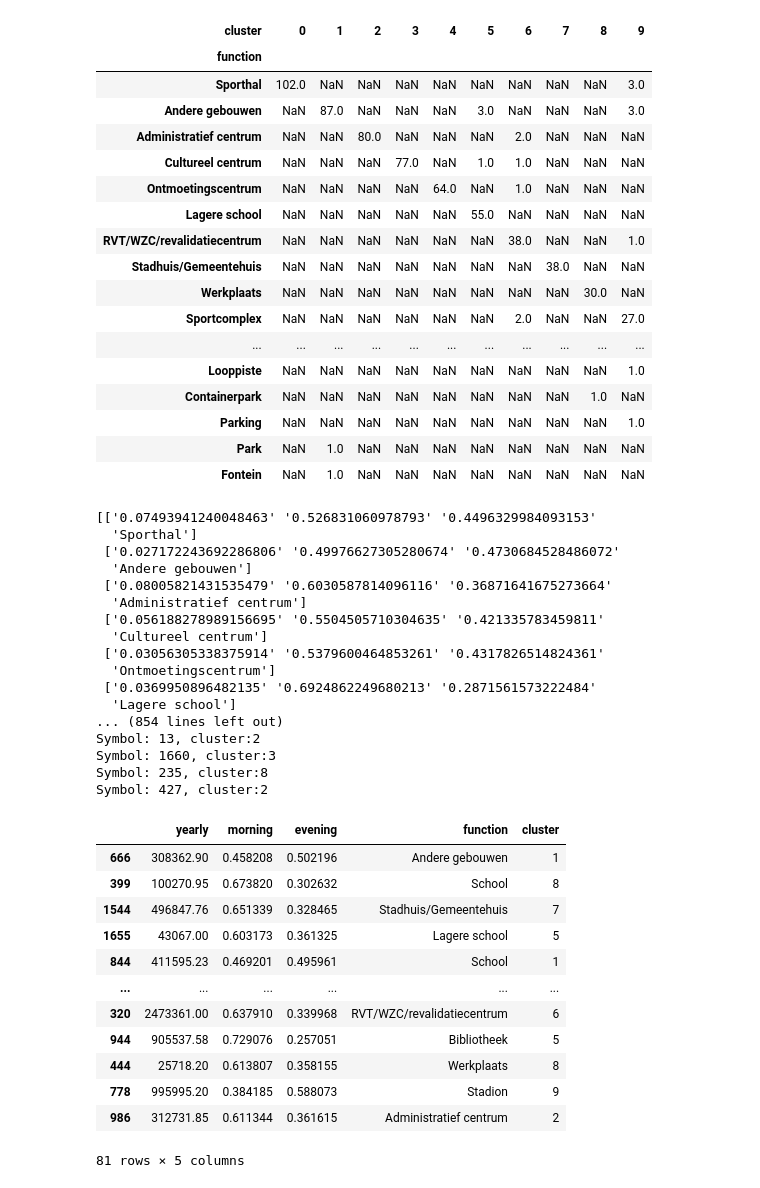
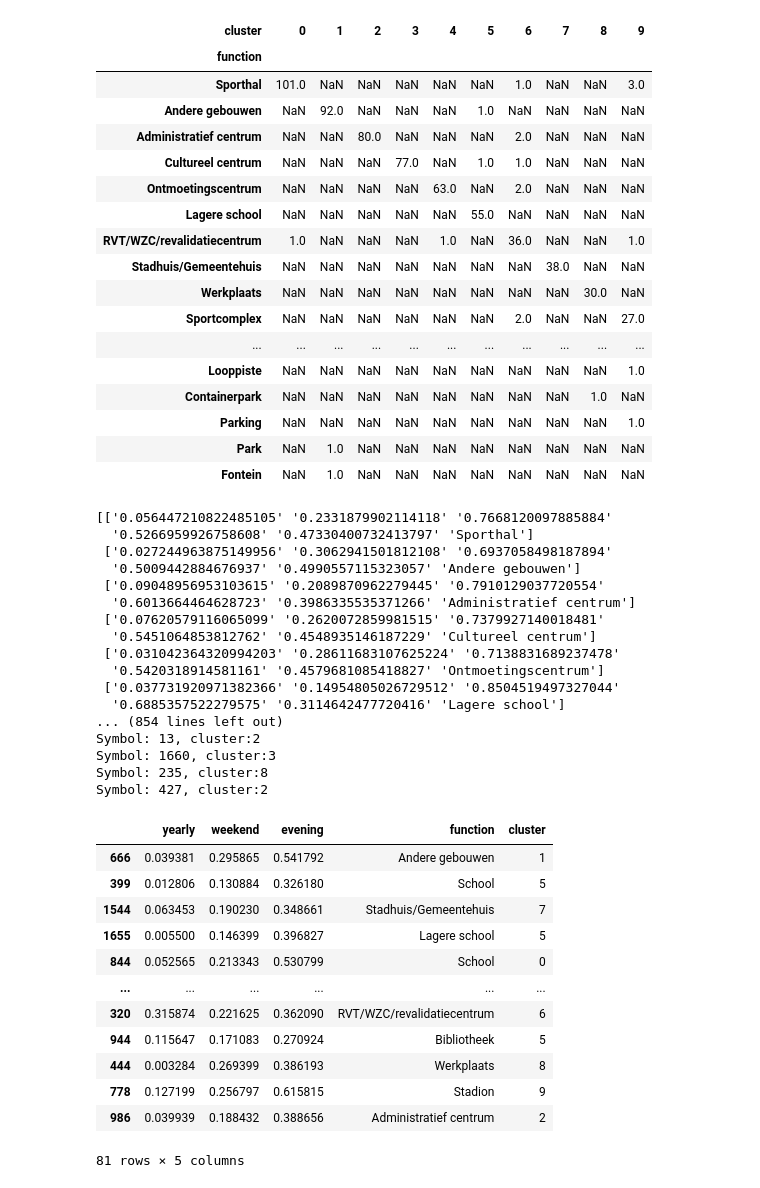
Before and after one commit to EVERGi/SLP_generator, a Jupyter notebook: notebooks/kprototypes.ipynb, the cells around one changed output. Saved outputs shown, nothing was run; the diff lists cells and outputs as text; code cells hidden in the pictures.

Commit message:
aligned features for kmeans and kprototype

```diff
--- a/notebooks/kprototypes.ipynb
+++ b/notebooks/kprototypes.ipynb
@@ -35,9 +34,12 @@ features['ID'] = features.index
 # drop rows with kast as function
 features = features[features['function'] != 'Kast']
 features['morning'] = features.iloc[:,4:16].sum(axis=1)
-features['evening'] = features.iloc[:,np.r_[1:4,16:24]].sum(axis=1)
+features['evening'] = features.iloc[:,np.r_[:4,16:24]].sum(axis=1)
+features['weekday'] = features.iloc[:,24:29].sum(axis=1)
+features['weekend'] = features.iloc[:,29:31].sum(axis=1)
 # scale yearly column to 0-1 with minmax scaler
-ds = features[['yearly', 'morning', 'evening', 'function']].copy()
-ds['yearly'] = MinMaxScaler().fit_transform(ds['yearly'].values.reshape(-1,1))
+ds = features[['yearly', 'weekend',  'evening', 'function']].copy()
+scaler = MinMaxScaler()
+ds['yearly'] = scaler.fit_transform(ds['yearly'].values.reshape(-1,1))
 ds
 # %% [output]
@@ -83,13 +85,13 @@ counts.loc[counts.sum(axis=1).sort_values(ascending=False).index]
 # %% [output]
 | cluster | 0 | 1 | 2 | 3 | 4 | 5 | 6 | 7 | 8 | 9 |
 | function |  |  |  |  |  |  |  |  |  |  |
-| Sporthal | 102.0 | NaN | NaN | NaN | NaN | NaN | NaN | NaN | NaN | 3.0 |
-| Andere gebouwen | NaN | 87.0 | NaN | NaN | NaN | 3.0 | NaN | NaN | NaN | 3.0 |
+| Sporthal | 101.0 | NaN | NaN | NaN | NaN | NaN | 1.0 | NaN | NaN | 3.0 |
+| Andere gebouwen | NaN | 92.0 | NaN | NaN | NaN | 1.0 | NaN | NaN | NaN | NaN |
 | Administratief centrum | NaN | NaN | 80.0 | NaN | NaN | NaN | 2.0 | NaN | NaN | NaN |
 | Cultureel centrum | NaN | NaN | NaN | 77.0 | NaN | 1.0 | 1.0 | NaN | NaN | NaN |
-| Ontmoetingscentrum | NaN | NaN | NaN | NaN | 64.0 | NaN | 1.0 | NaN | NaN | NaN |
+| Ontmoetingscentrum | NaN | NaN | NaN | NaN | 63.0 | NaN | 2.0 | NaN | NaN | NaN |
 | Lagere school | NaN | NaN | NaN | NaN | NaN | 55.0 | NaN | NaN | NaN | NaN |
-| RVT/WZC/revalidatiecentrum | NaN | NaN | NaN | NaN | NaN | NaN | 38.0 | NaN | NaN | 1.0 |
+| RVT/WZC/revalidatiecentrum | 1.0 | NaN | NaN | NaN | 1.0 | NaN | 36.0 | NaN | NaN | 1.0 |
 | Stadhuis/Gemeentehuis | NaN | NaN | NaN | NaN | NaN | NaN | NaN | 38.0 | NaN | NaN |
 | Werkplaats | NaN | NaN | NaN | NaN | NaN | NaN | NaN | NaN | 30.0 | NaN |
 | Sportcomplex | NaN | NaN | NaN | NaN | NaN | NaN | 2.0 | NaN | NaN | 27.0 |
@@ -109,18 +111,18 @@ print(kproto.n_iter_)
 for s, c in zip(ds.index, clusters):
     print(f"Symbol: {s}, cluster:{c}")
 # %% [output]
-[['0.07493941240048463' '0.526831060978793' '0.4496329984093153'
-  'Sporthal']
- ['0.027172243692286806' '0.49976627305280674' '0.4730684528486072'
-  'Andere gebouwen']
- ['0.08005821431535479' '0.6030587814096116' '0.36871641675273664'
-  'Administratief centrum']
- ['0.056188278989156695' '0.5504505710304635' '0.421335783459811'
-  'Cultureel centrum']
- ['0.03056305338375914' '0.5379600464853261' '0.4317826514824361'
-  'Ontmoetingscentrum']
- ['0.0369950896482135' '0.6924862249680213' '0.2871561573222484'
-  'Lagere school']
+[['0.056447210822485105' '0.2331879902114118' '0.7668120097885884'
+  '0.5266959926758608' '0.47330400732413797' 'Sporthal']
+ ['0.027244963875149956' '0.3062941501812108' '0.6937058498187894'
+  '0.5009442884676937' '0.4990557115323057' 'Andere gebouwen']
+ ['0.09048956953103615' '0.2089870962279445' '0.7910129037720554'
+  '0.6013664464628723' '0.3986335535371266' 'Administratief centrum']
+ ['0.07620579116065099' '0.2620072859981515' '0.7379927140018481'
+  '0.5451064853812762' '0.4548935146187229' 'Cultureel centrum']
+ ['0.031042364320994203' '0.28611683107625224' '0.7138831689237478'
+  '0.5420318914581161' '0.4579681085418827' 'Ontmoetingscentrum']
+ ['0.037731920971382366' '0.14954805026729512' '0.8504519497327044'
+  '0.6885357522279575' '0.3114642477720416' 'Lagere school']
 ... (854 lines left out)
 Symbol: 13, cluster:2
 Symbol: 1660, cluster:3
@@ -144,35 +146,37 @@ for k, clust in enumerate(np.unique(clusters)):
 # %%
 # Read the features from the csv file
 features = pd.read_csv('data/social_features_test.csv', index_col=0)
 # read metadata csv
 metadata = pd.read_csv('data/EANLIJST_METADATA.csv', index_col=0, sep   = ';')
 # ADD the functietype column to the features
 features['function'] = metadata['Patrimonium Functietype']
 # read more metrics from csv
 features.isnull().sum()
 features.dropna(inplace=True)
 features['ID'] = features.index
 # drop rows with kast as function
 features = features[features['function'] != 'Kast']
 features['morning'] = features.iloc[:,4:16].sum(axis=1)
-features['evening'] = features.iloc[:,np.r_[1:4,16:24]].sum(axis=1)
-subset = features[['yearly','morning', 'evening', 'function']].copy()
-subset['yearly'] = MinMaxScaler().transform(subset['yearly'].values.reshape(-1,1))
-subset['cluster'] = kproto.predict(subset.iloc[:,1:], categorical=[2])
+features['evening'] = features.iloc[:,np.r_[:4,16:24]].sum(axis=1)
+features['weekday'] = features.iloc[:,24:29].sum(axis=1)
+features['weekend'] = features.iloc[:,29:31].sum(axis=1)
+subset = features[['yearly','weekend', 'evening', 'function']].copy()
+subset['yearly'] = scaler.transform(subset['yearly'].values.reshape(-1,1))
+subset['cluster'] = kproto.predict(subset, categorical=[3])
 subset
 # %% [output]
-|  | yearly | morning | evening | function | cluster |
-| 666 | 308362.90 | 0.458208 | 0.502196 | Andere gebouwen | 1 |
-| 399 | 100270.95 | 0.673820 | 0.302632 | School | 8 |
-| 1544 | 496847.76 | 0.651339 | 0.328465 | Stadhuis/Gemeentehuis | 7 |
-| 1655 | 43067.00 | 0.603173 | 0.361325 | Lagere school | 5 |
-| 844 | 411595.23 | 0.469201 | 0.495961 | School | 1 |
+|  | yearly | weekend | evening | function | cluster |
+| 666 | 0.039381 | 0.295865 | 0.541792 | Andere gebouwen | 1 |
+| 399 | 0.012806 | 0.130884 | 0.326180 | School | 5 |
+| 1544 | 0.063453 | 0.190230 | 0.348661 | Stadhuis/Gemeentehuis | 7 |
+| 1655 | 0.005500 | 0.146399 | 0.396827 | Lagere school | 5 |
+| 844 | 0.052565 | 0.213343 | 0.530799 | School | 0 |
 | ... | ... | ... | ... | ... | ... |
-| 320 | 2473361.00 | 0.637910 | 0.339968 | RVT/WZC/revalidatiecentrum | 6 |
-| 944 | 905537.58 | 0.729076 | 0.257051 | Bibliotheek | 5 |
-| 444 | 25718.20 | 0.613807 | 0.358155 | Werkplaats | 8 |
-| 778 | 995995.20 | 0.384185 | 0.588073 | Stadion | 9 |
-| 986 | 312731.85 | 0.611344 | 0.361615 | Administratief centrum | 2 |
+| 320 | 0.315874 | 0.221625 | 0.362090 | RVT/WZC/revalidatiecentrum | 6 |
+| 944 | 0.115647 | 0.171083 | 0.270924 | Bibliotheek | 5 |
+| 444 | 0.003284 | 0.269399 | 0.386193 | Werkplaats | 8 |
+| 778 | 0.127199 | 0.256797 | 0.615815 | Stadion | 9 |
+| 986 | 0.039939 | 0.188432 | 0.388656 | Administratief centrum | 2 |
 81 rows × 5 columns
 # %%
 mae = {}
```
Also changed, not shown: parts of 6 cells of this notebook, 2 other files.
